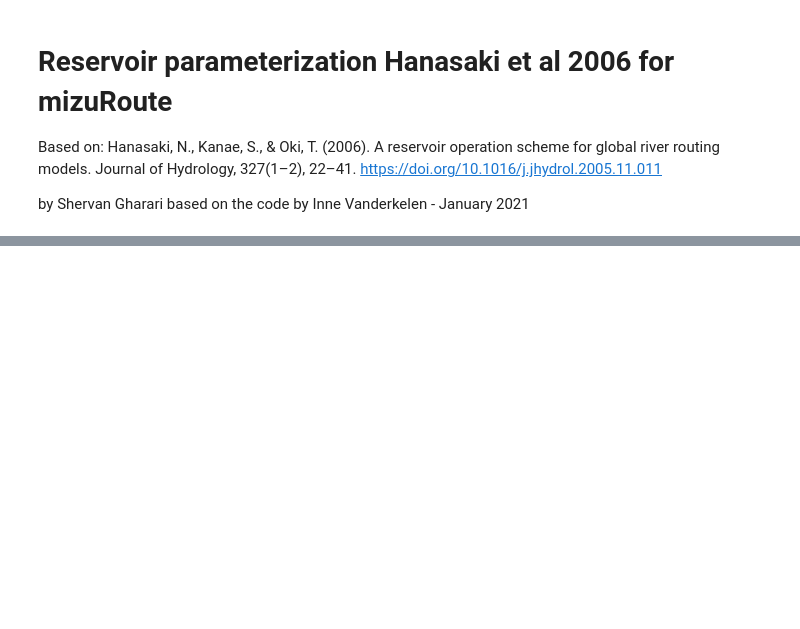
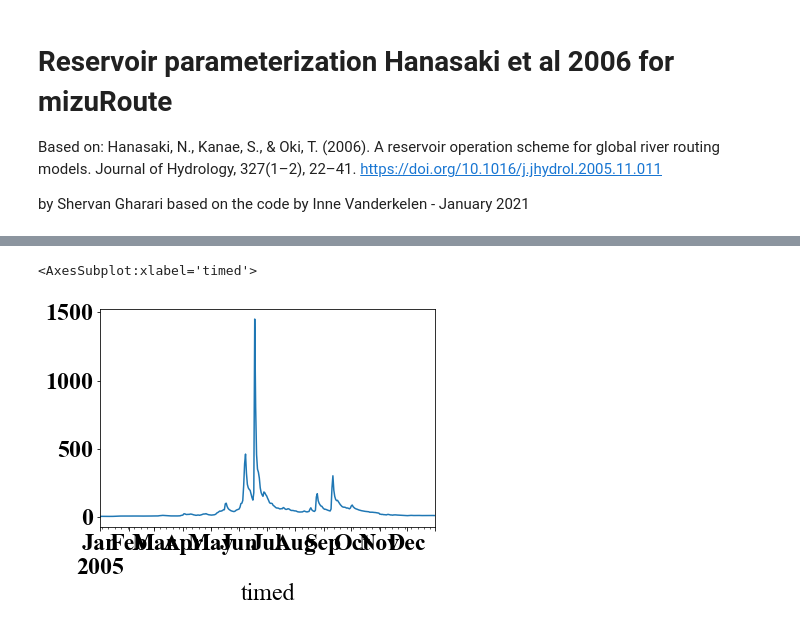
Before and after one commit to ShervanGharari/lake_models_python, a Jupyter notebook: Hanasaki/Hanasaki_Shervan.ipynb, the cells around one changed output, grey strips where cells are left out. Cells and saved outputs as stored; diff of their text form; code cells hidden in the pictures; blank space fills up the shorter version.

```diff
--- a/Hanasaki/Hanasaki_Shervan.ipynb
+++ b/Hanasaki/Hanasaki_Shervan.ipynb
@@ -298,0 +319,5 @@ plt.grid()
+# %%
+inflow[0:365].plot()
+# %% [output]
+<AxesSubplot:xlabel='timed'>
+[figure, added]
```
Also changed, not shown: parts of 8 cells of this notebook.
